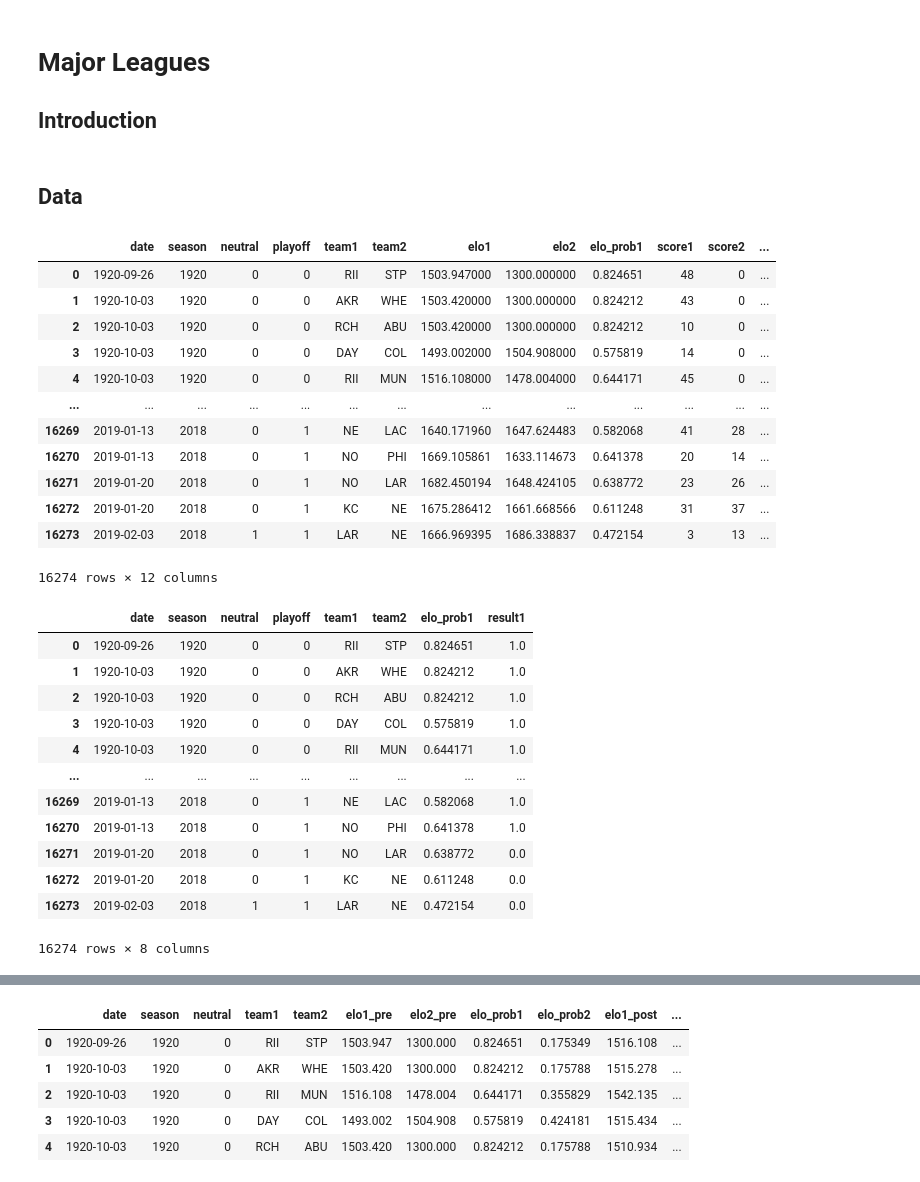
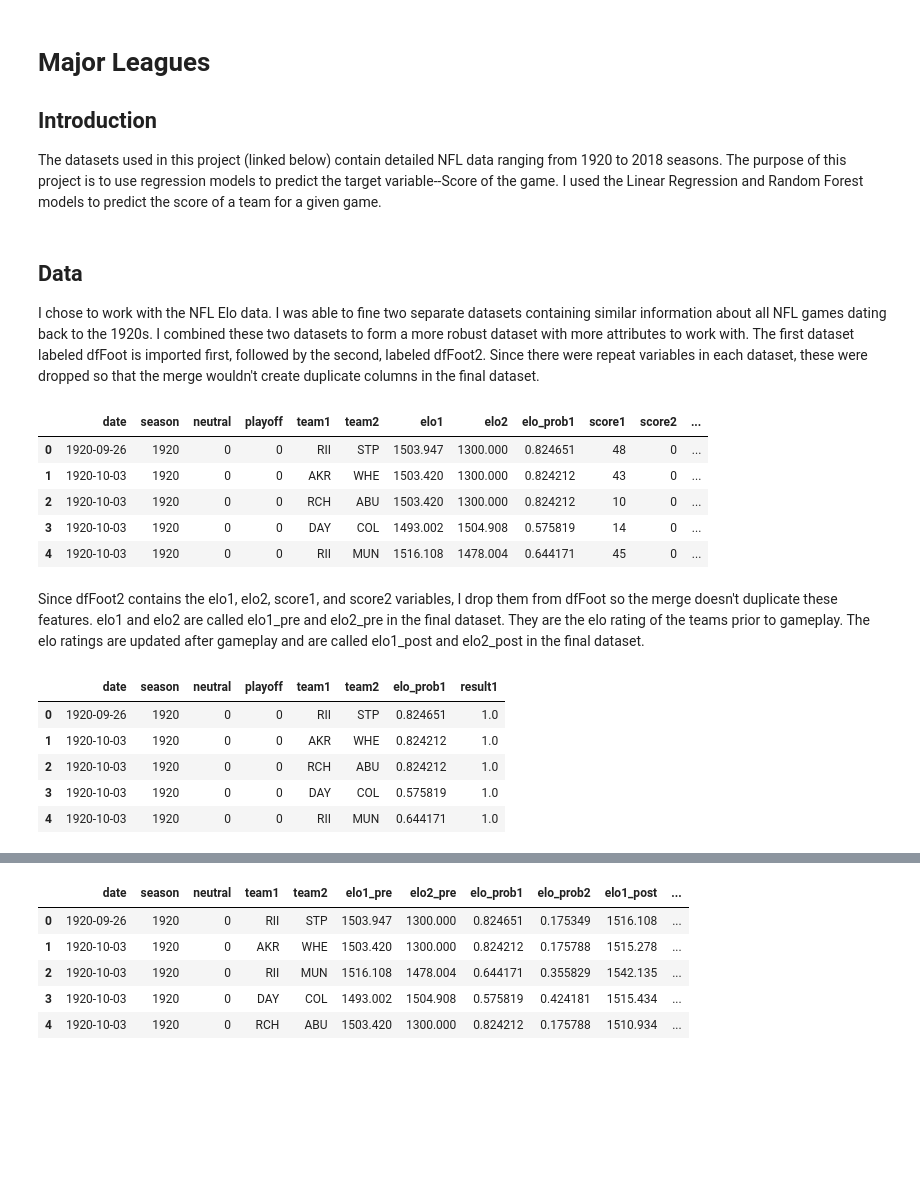
Before and after one commit to anissakhan/731-Project-4-Khan, a Jupyter notebook: Notebooks/731-Project4.ipynb, the cells around one changed output, grey strips where cells are left out. Cells and saved outputs as stored; diff of their text form; code cells hidden in the pictures; blank space fills up the shorter version.

```diff
--- a/Notebooks/731-Project4.ipynb
+++ b/Notebooks/731-Project4.ipynb
@@ -1,7 +1,9 @@
-# %% [markdown]
-# Major Leagues
-
-## Introduction
+# %% [markdown]
+# Major Leagues
+
+## Introduction
+
+The datasets used in this project (linked below) contain detailed NFL data ranging from 1920 to 2018 seasons. The purpose of this project is to use regression models to predict the target variable--Score of the game. I used the Linear Regression and Random Forest models to predict the score of a team for a given game.
 # %%
 import numpy as np
 import pandas as pd
@@ -12,28 +16,25 @@ from sklearn import linear_model
-# %% [markdown]
-## Data
+# %% [markdown]
+## Data
+
+I chose to work with the NFL Elo data. I was able to fine two separate datasets containing similar information about all NFL games dating back to the 1920s. I combined these two datasets to form a more robust dataset with more attributes to work with. The first dataset labeled dfFoot is imported first, followed by the second, labeled dfFoot2. Since there were repeat variables in each dataset, these were dropped so that the merge wouldn't create duplicate columns in the final dataset.
 # %%
 dfFoot=pd.read_csv("/Users/anissakhan/Dropbox/Nissa_stuff/KU_CS/EECS731/731-Project-4-Khan/Data/RawData/nfl_games.csv")
-dfFoot
+dfFoot.head()
 # %% [output]
 |  | date | season | neutral | playoff | team1 | team2 | elo1 | elo2 | elo_prob1 | score1 | score2 | ... |
-| 0 | 1920-09-26 | 1920 | 0 | 0 | RII | STP | 1503.947000 | 1300.000000 | 0.824651 | 48 | 0 | ... |
-| 1 | 1920-10-03 | 1920 | 0 | 0 | AKR | WHE | 1503.420000 | 1300.000000 | 0.824212 | 43 | 0 | ... |
-| 2 | 1920-10-03 | 1920 | 0 | 0 | RCH | ABU | 1503.420000 | 1300.000000 | 0.824212 | 10 | 0 | ... |
-| 3 | 1920-10-03 | 1920 | 0 | 0 | DAY | COL | 1493.002000 | 1504.908000 | 0.575819 | 14 | 0 | ... |
-| 4 | 1920-10-03 | 1920 | 0 | 0 | RII | MUN | 1516.108000 | 1478.004000 | 0.644171 | 45 | 0 | ... |
-| ... | ... | ... | ... | ... | ... | ... | ... | ... | ... | ... | ... | ... |
-| 16269 | 2019-01-13 | 2018 | 0 | 1 | NE | LAC | 1640.171960 | 1647.624483 | 0.582068 | 41 | 28 | ... |
-| 16270 | 2019-01-13 | 2018 | 0 | 1 | NO | PHI | 1669.105861 | 1633.114673 | 0.641378 | 20 | 14 | ... |
-| 16271 | 2019-01-20 | 2018 | 0 | 1 | NO | LAR | 1682.450194 | 1648.424105 | 0.638772 | 23 | 26 | ... |
-| 16272 | 2019-01-20 | 2018 | 0 | 1 | KC | NE | 1675.286412 | 1661.668566 | 0.611248 | 31 | 37 | ... |
-| 16273 | 2019-02-03 | 2018 | 1 | 1 | LAR | NE | 1666.969395 | 1686.338837 | 0.472154 | 3 | 13 | ... |
+| 0 | 1920-09-26 | 1920 | 0 | 0 | RII | STP | 1503.947 | 1300.000 | 0.824651 | 48 | 0 | ... |
+| 1 | 1920-10-03 | 1920 | 0 | 0 | AKR | WHE | 1503.420 | 1300.000 | 0.824212 | 43 | 0 | ... |
+| 2 | 1920-10-03 | 1920 | 0 | 0 | RCH | ABU | 1503.420 | 1300.000 | 0.824212 | 10 | 0 | ... |
+| 3 | 1920-10-03 | 1920 | 0 | 0 | DAY | COL | 1493.002 | 1504.908 | 0.575819 | 14 | 0 | ... |
+| 4 | 1920-10-03 | 1920 | 0 | 0 | RII | MUN | 1516.108 | 1478.004 | 0.644171 | 45 | 0 | ... |
-16274 rows × 12 columns
+# %% [markdown]
+Since dfFoot2 contains the elo1, elo2, score1, and score2 variables, I drop them from dfFoot so the merge doesn't duplicate these features. elo1 and elo2 are called elo1_pre and elo2_pre in the final dataset. They are the elo rating of the teams prior to gameplay. The elo ratings are updated after gameplay and are called elo1_post and elo2_post in the final dataset.
 # %%
 dfFoot=dfFoot.drop(columns='elo1')
 dfFoot=dfFoot.drop(columns='elo2')
 dfFoot=dfFoot.drop(columns='score1')
 dfFoot=dfFoot.drop(columns='score2')
-dfFoot
+dfFoot.head()
 # %% [output]
 |  | date | season | neutral | playoff | team1 | team2 | elo_prob1 | result1 |
 | 0 | 1920-09-26 | 1920 | 0 | 0 | RII | STP | 0.824651 | 1.0 |
@@ -41,12 +42,5 @@ dfFoot
 | 2 | 1920-10-03 | 1920 | 0 | 0 | RCH | ABU | 0.824212 | 1.0 |
 | 3 | 1920-10-03 | 1920 | 0 | 0 | DAY | COL | 0.575819 | 1.0 |
 | 4 | 1920-10-03 | 1920 | 0 | 0 | RII | MUN | 0.644171 | 1.0 |
-| ... | ... | ... | ... | ... | ... | ... | ... | ... |
-| 16269 | 2019-01-13 | 2018 | 0 | 1 | NE | LAC | 0.582068 | 1.0 |
-| 16270 | 2019-01-13 | 2018 | 0 | 1 | NO | PHI | 0.641378 | 1.0 |
-| 16271 | 2019-01-20 | 2018 | 0 | 1 | NO | LAR | 0.638772 | 0.0 |
-| 16272 | 2019-01-20 | 2018 | 0 | 1 | KC | NE | 0.611248 | 0.0 |
-| 16273 | 2019-02-03 | 2018 | 1 | 1 | LAR | NE | 0.472154 | 0.0 |
-16274 rows × 8 columns
 # %%
 dfFoot2=pd.read_csv("/Users/anissakhan/Dropbox/Nissa_stuff/KU_CS/EECS731/731-Project-4-Khan/Data/RawData/nfl_elo.csv")
```
Also changed, not shown: parts of 3 cells of this notebook, 3 other files.
